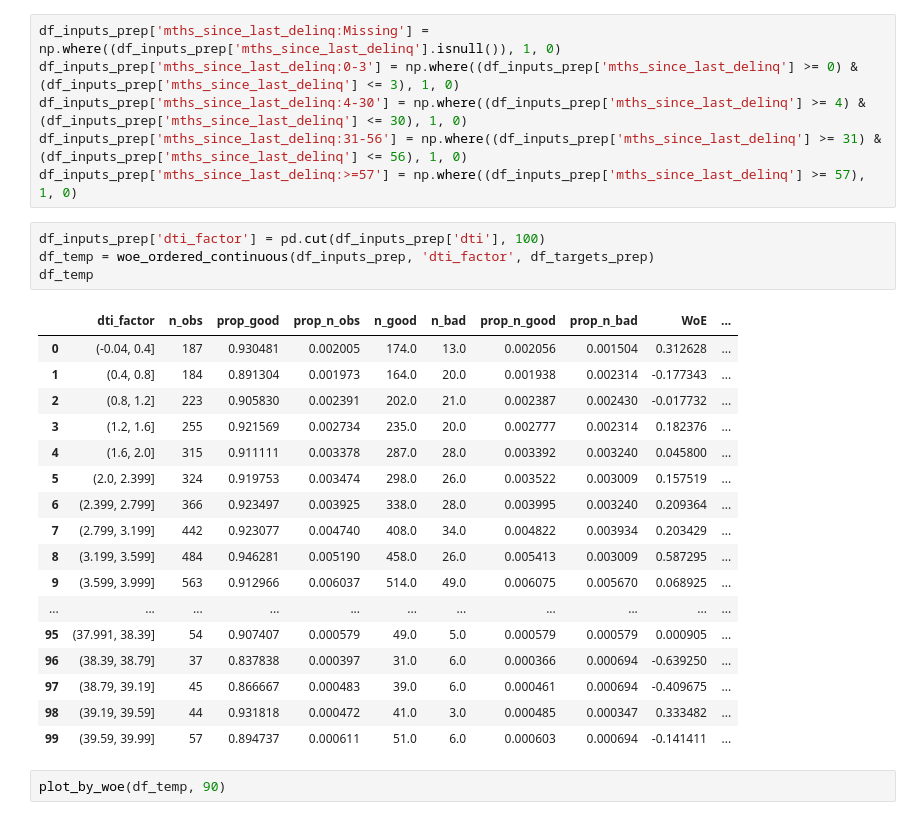
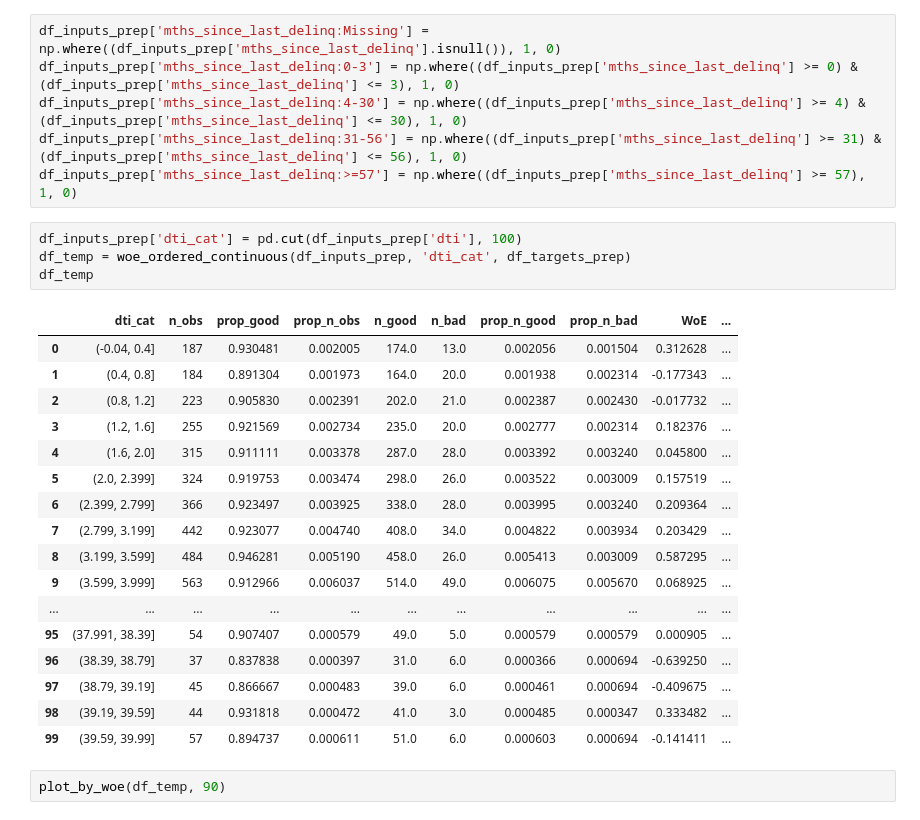
Before and after one commit to Isildil/credit_risk, a Jupyter notebook: credit_risk_modelling_2.ipynb, the cells around one changed output. Drawn from its saved outputs; the diff is of its cells as text.

```diff
--- a/credit_risk_modelling_2.ipynb
+++ b/credit_risk_modelling_2.ipynb
@@ -1378,11 +1378,11 @@ df_inputs_prep['mths_since_last_delinq:4-30'] = np.where((df_inputs_prep['mths_s
 df_inputs_prep['mths_since_last_delinq:31-56'] = np.where((df_inputs_prep['mths_since_last_delinq'] >= 31) & (df_inputs_prep['mths_since_last_delinq'] <= 56), 1, 0)
 df_inputs_prep['mths_since_last_delinq:>=57'] = np.where((df_inputs_prep['mths_since_last_delinq'] >= 57), 1, 0)
 # %%
-df_inputs_prep['dti_factor'] = pd.cut(df_inputs_prep['dti'], 100)
-df_temp = woe_ordered_continuous(df_inputs_prep, 'dti_factor', df_targets_prep)
+df_inputs_prep['dti_cat'] = pd.cut(df_inputs_prep['dti'], 100)
+df_temp = woe_ordered_continuous(df_inputs_prep, 'dti_cat', df_targets_prep)
 df_temp
 # %% [output]
-|  | dti_factor | n_obs | prop_good | prop_n_obs | n_good | n_bad | prop_n_good | prop_n_bad | WoE | ... |
+|  | dti_cat | n_obs | prop_good | prop_n_obs | n_good | n_bad | prop_n_good | prop_n_bad | WoE | ... |
 | 0 | (-0.04, 0.4] | 187 | 0.930481 | 0.002005 | 174.0 | 13.0 | 0.002056 | 0.001504 | 0.312628 | ... |
 | 1 | (0.4, 0.8] | 184 | 0.891304 | 0.001973 | 164.0 | 20.0 | 0.001938 | 0.002314 | -0.177343 | ... |
 | 2 | (0.8, 1.2] | 223 | 0.905830 | 0.002391 | 202.0 | 21.0 | 0.002387 | 0.002430 | -0.017732 | ... |
```
Also changed, not shown: parts of 6 cells of this notebook.
